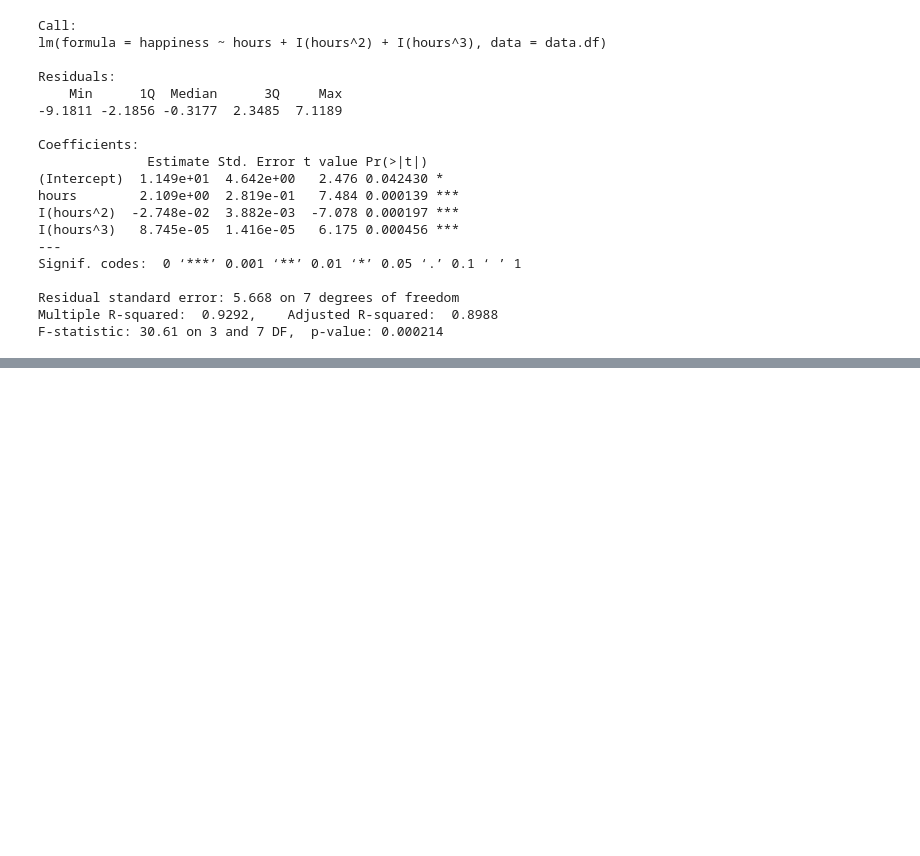
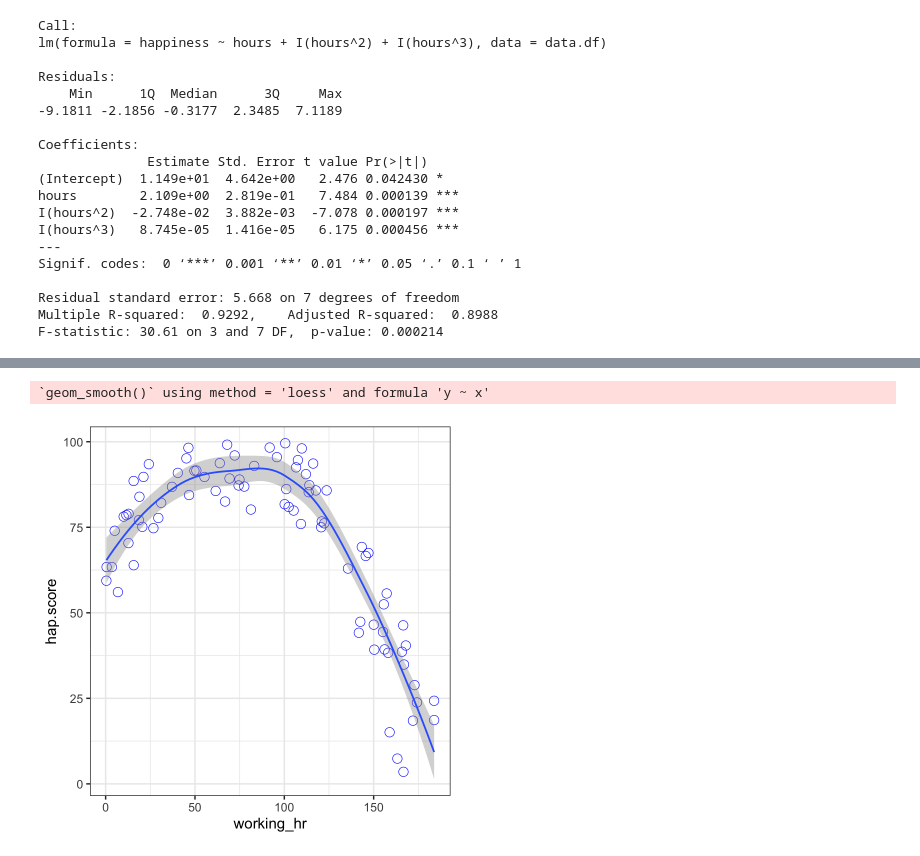
Before and after one commit to norberello/working-hours-penalize-happiness, a Jupyter notebook: lineal quadratic cubic etc regressions.ipynb, the cells around one changed output, grey strips where cells are left out. Saved outputs shown, nothing was run; the diff lists cells and outputs as text; code cells hidden in the pictures; blank space fills up the shorter version.

```diff
--- a/lineal quadratic cubic etc regressions.ipynb
+++ b/lineal quadratic cubic etc regressions.ipynb
@@ -105,0 +106,3 @@ F-statistic: 30.61 on 3 and 7 DF,  p-value: 0.000214
+# %%
+more.data<-read.csv("https://raw.githubusercontent.com/norberello/working-hours-penalize-happiness/main/happywork.csv")
+head(more.data,3)
@@ -105,0 +116,7 @@ F-statistic: 30.61 on 3 and 7 DF,  p-value: 0.000214
+# %%
+ggplot(more.data,aes(working_hr,hap.score))+
+  geom_point(size=5,shape=1,col="blue")+
+  theme_bw(base_size = 18)+geom_smooth()
+# %% [output]
+`geom_smooth()` using method = 'loess' and formula 'y ~ x'
+[figure, added]
```
Also changed, not shown: parts of 3 cells of this notebook, 1 other file.
